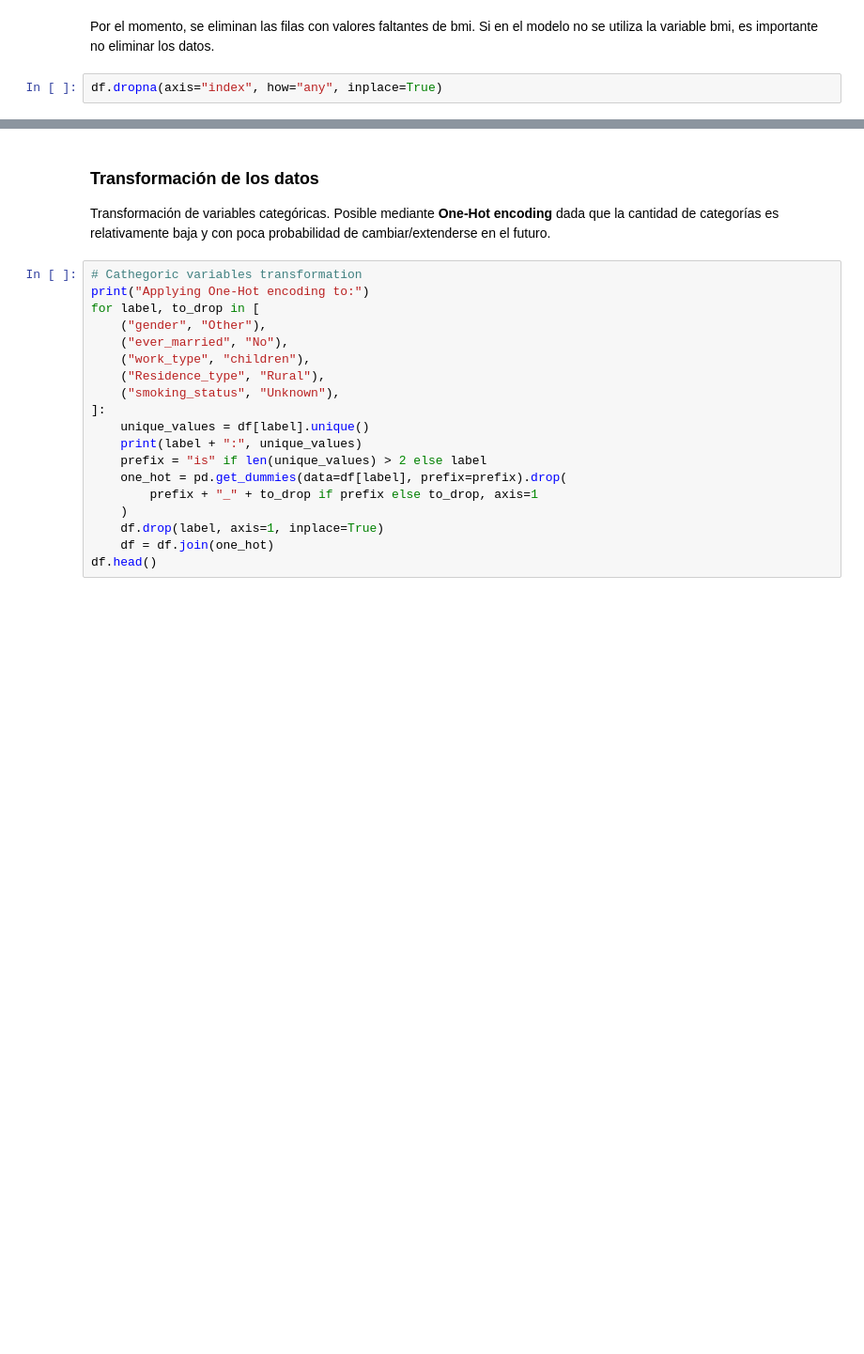
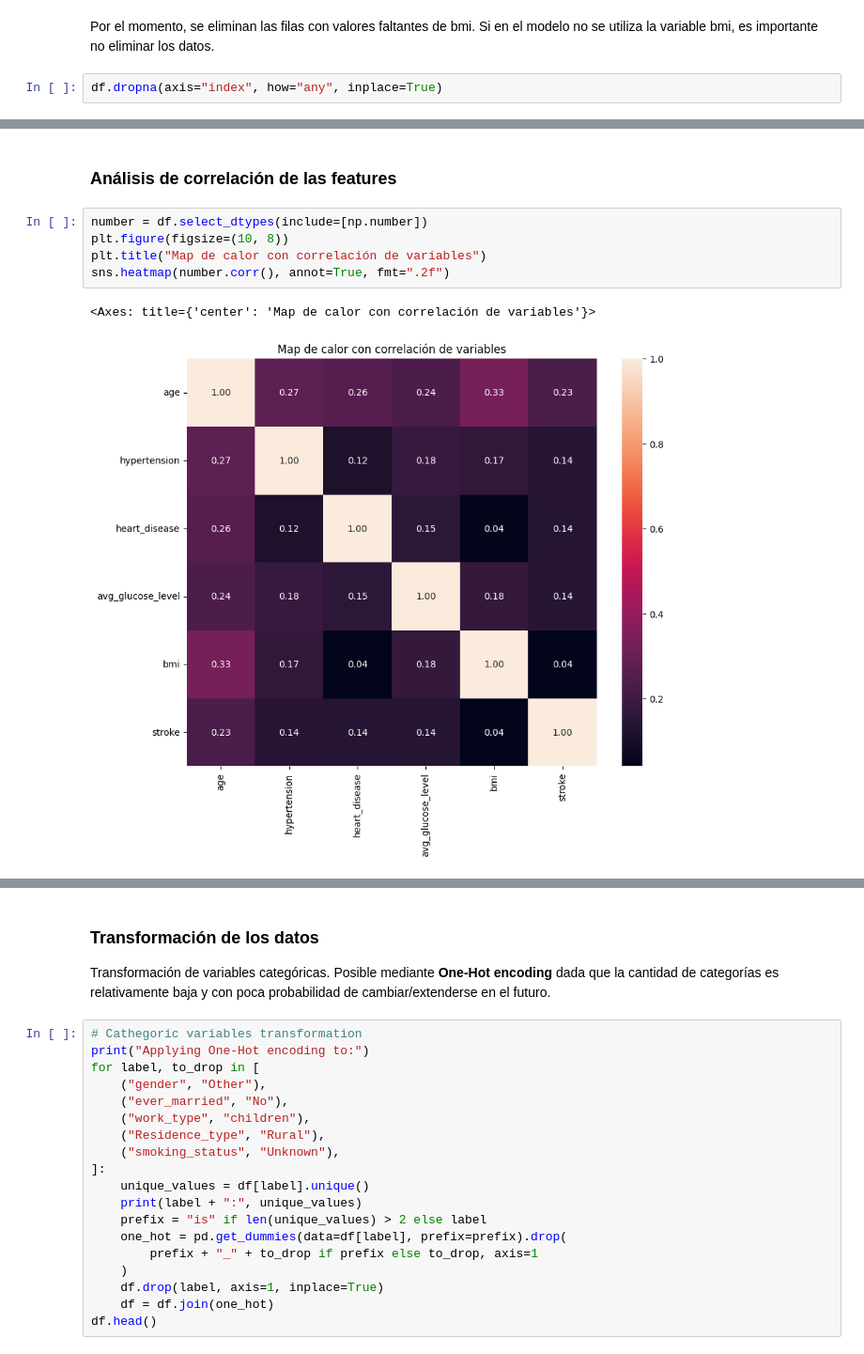
Before and after one commit to gonzafernan/ceia-amq1, a Jupyter notebook: stroke_prediction.ipynb, the cells around one changed output, grey strips where cells are left out. Shown at 94% size. Saved outputs shown, nothing was run; the diff lists cells and outputs as text; blank space fills up the shorter version.

```diff
--- a/stroke_prediction.ipynb
+++ b/stroke_prediction.ipynb
@@ -36,0 +142,10 @@ df.dropna(axis="index", how="any", inplace=True)
+# %% [markdown]
+### Análisis de correlación de las features
+# %%
+number = df.select_dtypes(include=[np.number])
+plt.figure(figsize=(10, 8))
+plt.title("Map de calor con correlación de variables")
+sns.heatmap(number.corr(), annot=True, fmt=".2f")
+# %% [output]
+<Axes: title={'center': 'Map de calor con correlación de variables'}>
+[figure, added]
```
Also changed, not shown: parts of 52 cells of this notebook.
